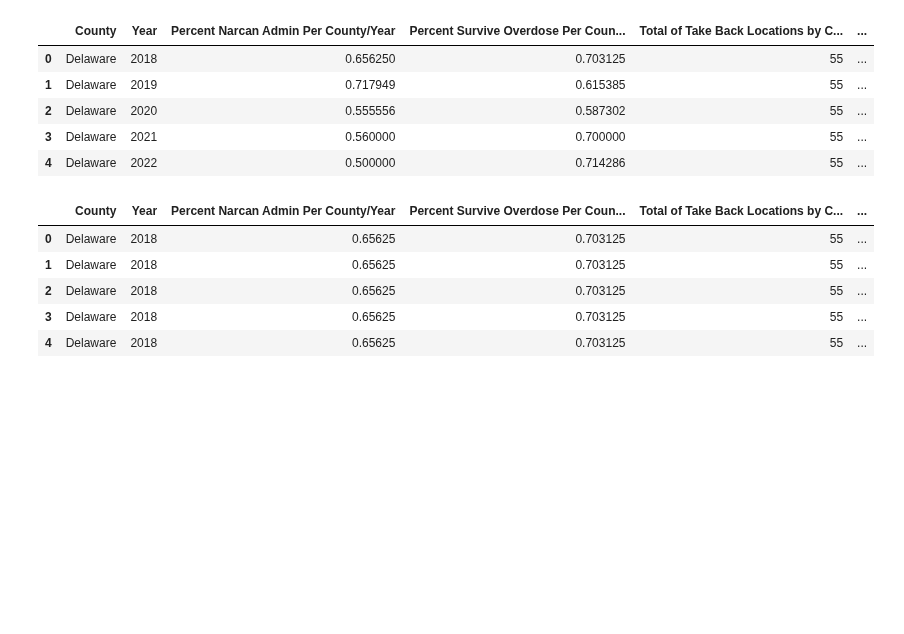
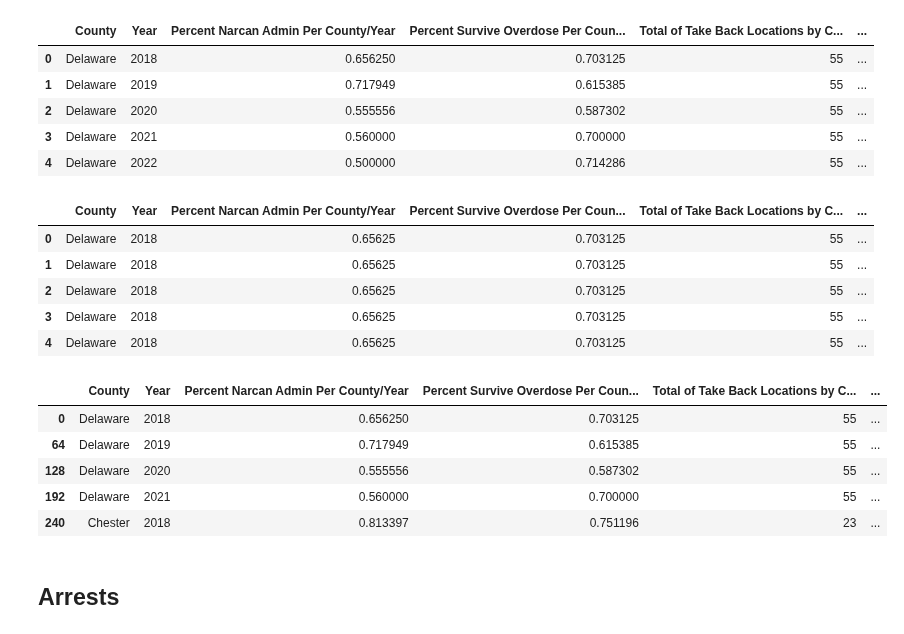
Before and after one commit to Joeyloganpython/Capstone, a Jupyter notebook: Notebooks/Main County.ipynb, the cells around one changed output. Drawn from its saved outputs; the diff is of its cells as text; code cells hidden in the pictures; blank space fills up the shorter version.

Commit message:
updates to main county

```diff
--- a/Notebooks/Main County.ipynb
+++ b/Notebooks/Main County.ipynb
@@ -97,6 +101,3 @@ dfcnt2 = pd.merge(takebackdf1,treatdf, how="inner",left_on = 'County',right_on =
-# %%
-dftakebackandtreatment = dfcnt2[['County','Total of Take Back Locations by County','Total of Treatment Locations by County']]
-dftakebackandtreatment = dftakebackandtreatment.drop_duplicates()
 # %%
 dfmerge1 = pd.merge(opdfnew,dftakebackandtreatment, how="inner",left_on = 'County',right_on = 'County')
 # %%
@@ -157,0 +157,27 @@ dfmerge2.head()
+# %%
+### Dispensation_Data
+df = pd.read_csv('../data/Dispensation_Data.csv')
+###Keeping age groups, removing all ages ## will have to do Genders seperatly as
+##They don't count them together
+df = df[df['Age Group'] == 'All Ages']
+df = df[df['Gender'] == 'All Genders']
+
+df  = df.rename(columns={'County Name': 'County'})
+df['Total Dispensation per County/Year'] = df.groupby(['County','Year'])['Rate or Count'].transform('sum')
+dispdf = df[['County','Year','Total Dispensation per County/Year']].drop_duplicates()
+# %%
+##Merging Dispensation
+dfmerge3 = pd.merge(dfmerge2,dispdf, how="inner",left_on = ['County','Year'],right_on = ['County','Year'])
+# %%
+dfmerge3 = dfmerge3.drop_duplicates()
+# %%
+dfmerge3.head()
+# %% [output]
+|  | County | Year | Percent Narcan Admin Per County/Year | Percent Survive Overdose Per Coun... | Total of Take Back Locations by C... | ... |
+| 0 | Delaware | 2018 | 0.656250 | 0.703125 | 55 | ... |
+| 64 | Delaware | 2019 | 0.717949 | 0.615385 | 55 | ... |
+| 128 | Delaware | 2020 | 0.555556 | 0.587302 | 55 | ... |
+| 192 | Delaware | 2021 | 0.560000 | 0.700000 | 55 | ... |
+| 240 | Chester | 2018 | 0.813397 | 0.751196 | 23 | ... |
+# %% [markdown]
+## Arrests
```
Also changed, not shown: parts of 13 cells of this notebook.
